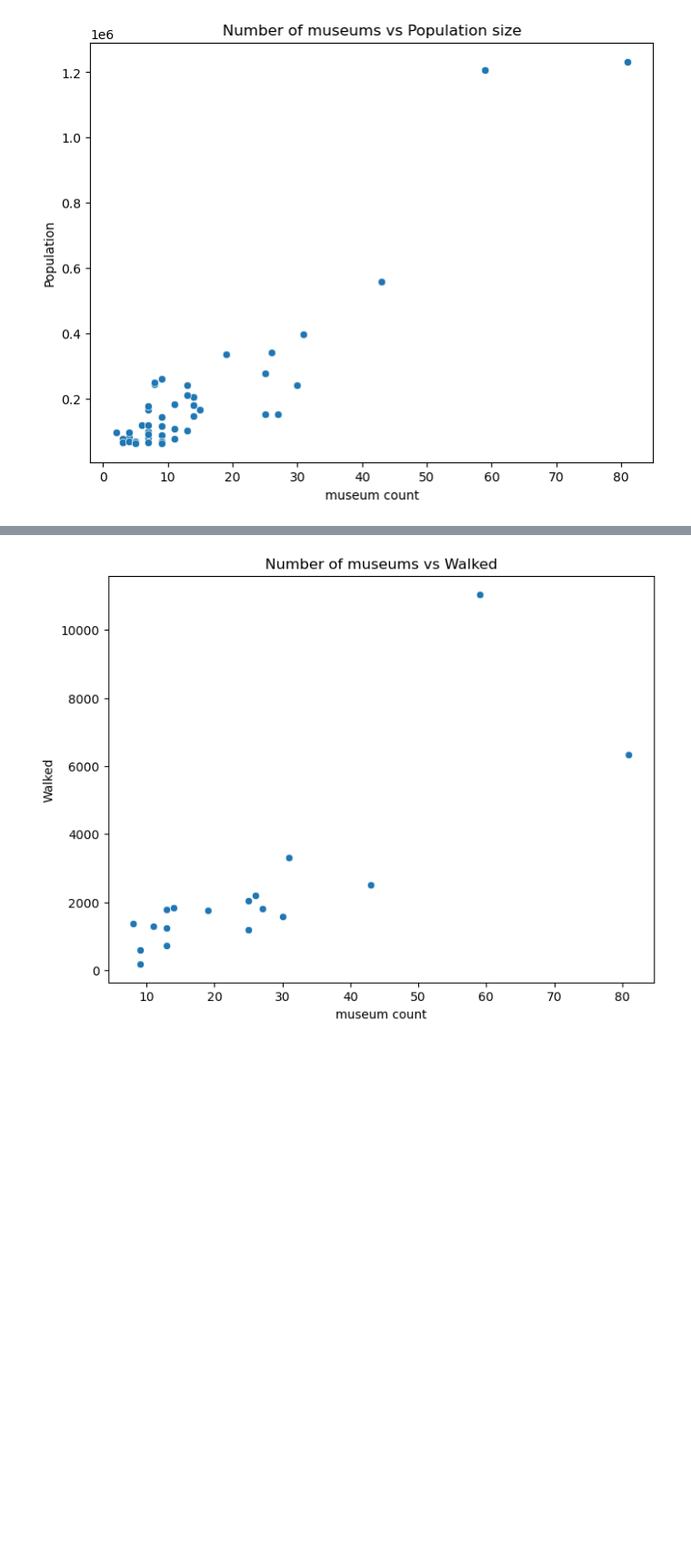
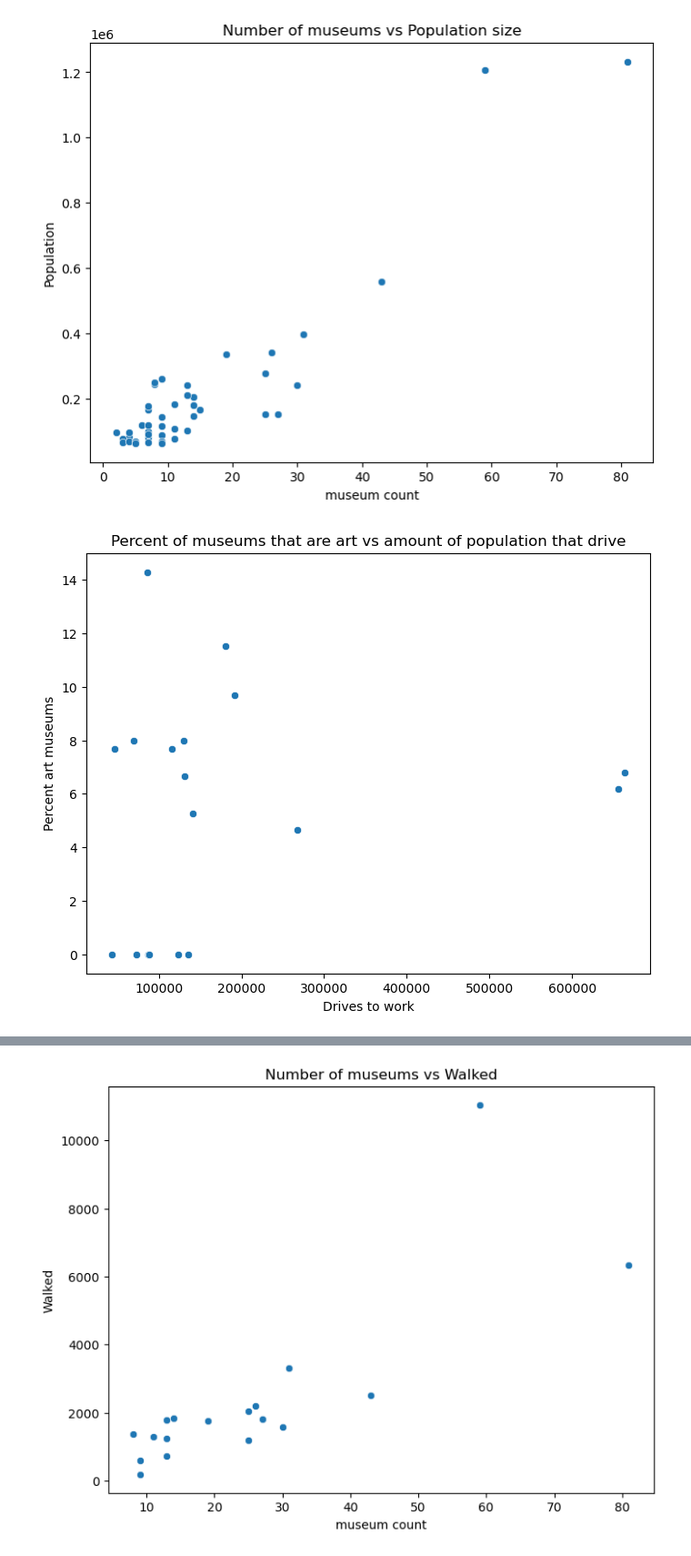
Before and after one commit to allisonbri/DataSciencePortfolio, a Jupyter notebook: PortfolioProject1.ipynb, the cells around one changed output, grey strips where cells are left out. Shown at 91% size. Drawn from its saved outputs; the diff is of its cells as text; code cells hidden in the pictures; blank space fills up the shorter version.

```diff
--- a/PortfolioProject1.ipynb
+++ b/PortfolioProject1.ipynb
@@ -248,6 +248,15 @@ plt.ylabel("Population")
 plt.show()
 # %% [output]
 [figure]
+# %%
+plt.figure(figsize=(8,6))
+sns.scatterplot(data=df, x="Total_Transp_By_Vehicles_Available", y="percent_art_museum")
+plt.title("Percent of museums that are art vs amount of population that drive")
+plt.xlabel("Drives to work")
+plt.ylabel("Percent art museums")
+plt.show()
+# %% [output]
+[figure, added]
 # %%
 plt.figure(figsize=(8,6))
 sns.scatterplot(data=df, x="Walks", y="percent_art_museum")
```
Also changed, not shown: parts of 1 cell of this notebook.
